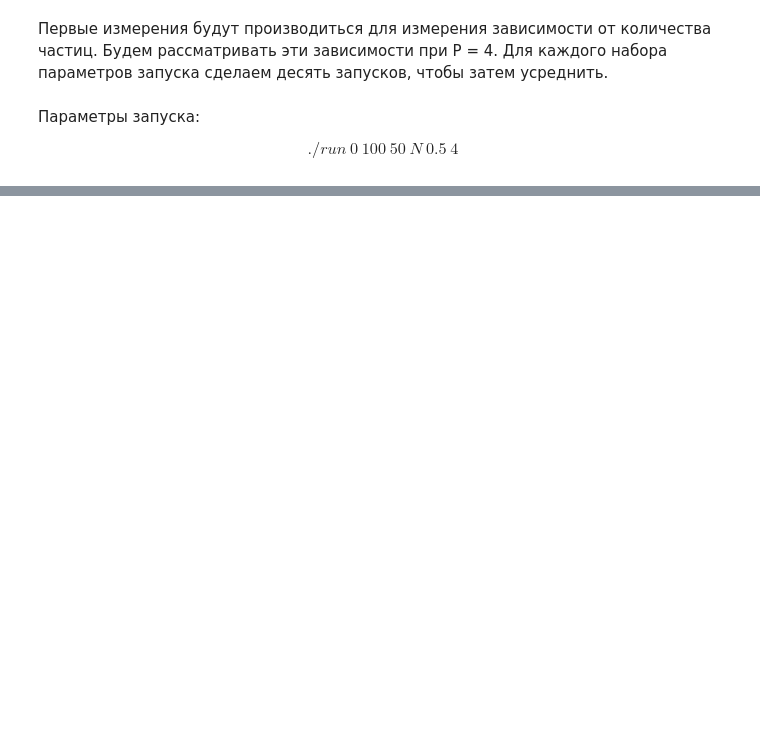
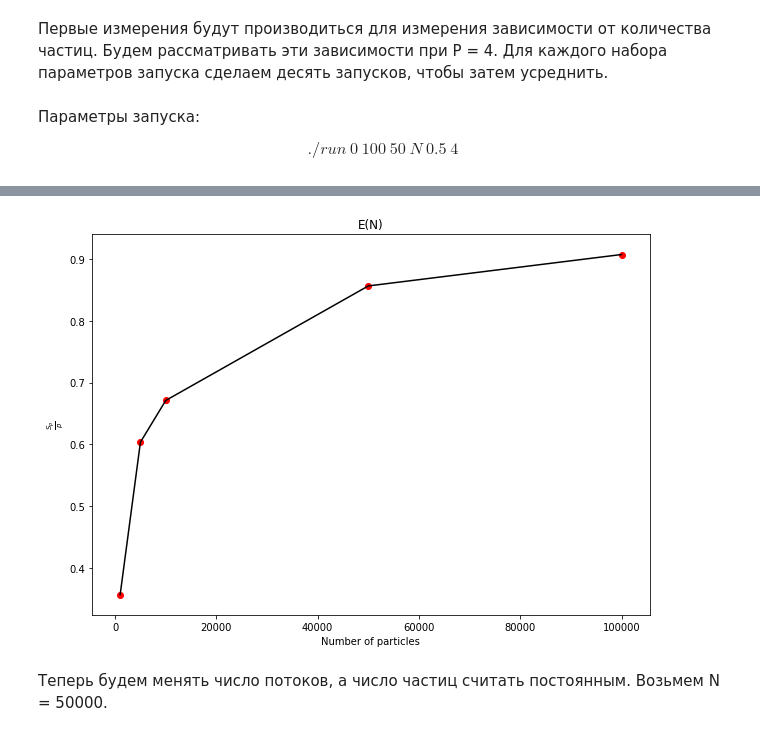
Before and after one commit to svinkapeppa/5-term, a Jupyter notebook: parallels/task_1/Graph.ipynb, the cells around one changed output, grey strips where cells are left out. Saved outputs shown, nothing was run; the diff lists cells and outputs as text; code cells hidden in the pictures; blank space fills up the shorter version.

```diff
--- a/parallels/task_1/Graph.ipynb
+++ b/parallels/task_1/Graph.ipynb
@@ -47,0 +93,15 @@ plt.show()
+# %%
+x = [N_1, N_2, N_3, N_4, N_5]
+y = [seqt_1 / (4 * t_1), seqt_2 / (4 * t_2), seqt_3 / (4 * t_3),
+     seqt_4 / (4 * t_4), seqt_5 / (4 * t_5)]
+plt.figure(figsize=(10,7))
+plt.plot(x, y, "black")
+plt.scatter(x, y, c='red')
+plt.xlabel("Number of particles")
+plt.ylabel(r"$\frac{S_p}{p}$")
+plt.title("E(N)")
+plt.show()
+# %% [output]
+[figure, added]
+# %% [markdown]
+Теперь будем менять число потоков, а число частиц считать постоянным. Возьмем N = 50000.
```
Also changed, not shown: parts of 19 cells of this notebook, 1 other file.
